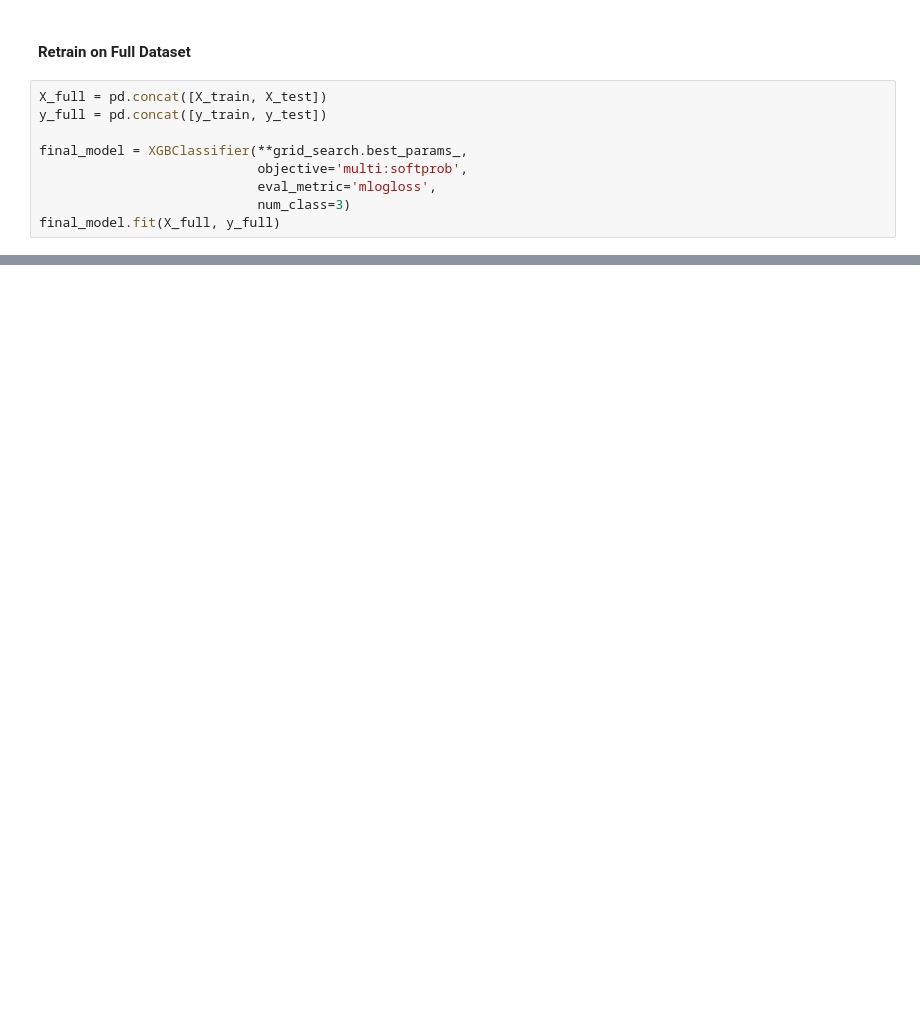
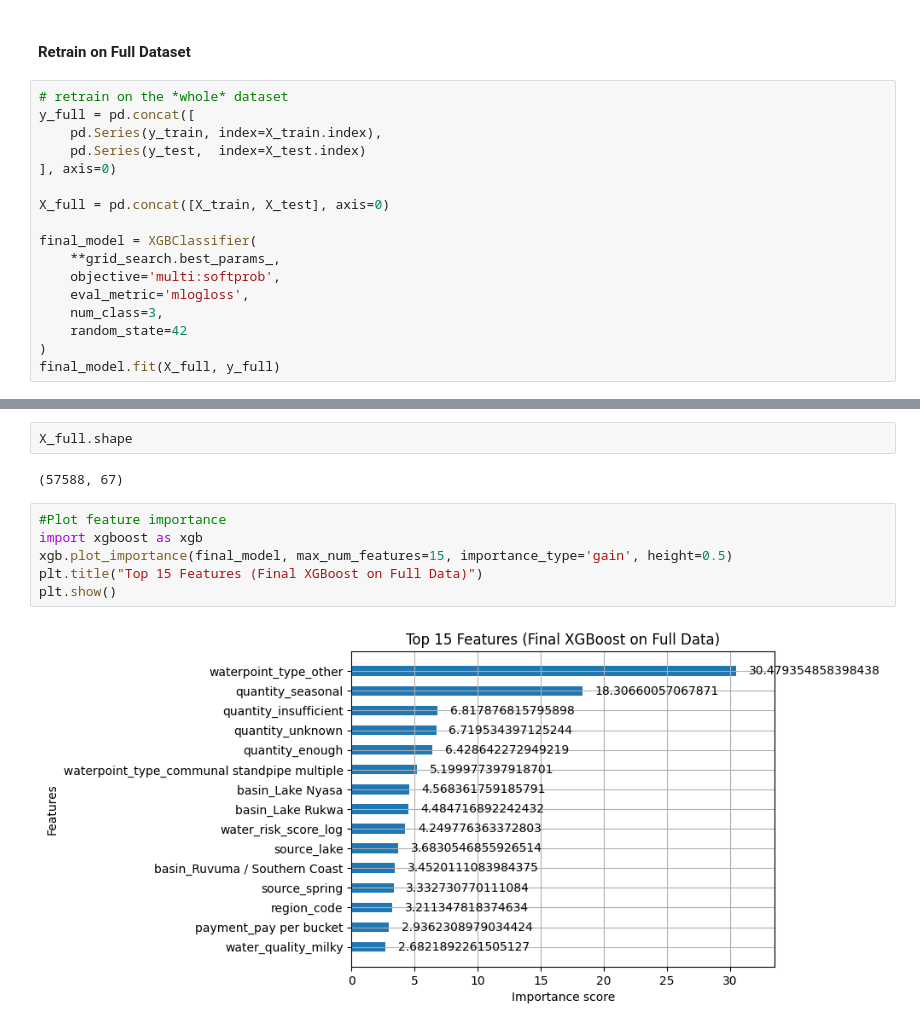
Before and after one commit to jimbodonahue/water_pumps, a Jupyter notebook: notebooks/Sprint2_continued_XGBoost.ipynb, the cells around one changed output, grey strips where cells are left out. Saved outputs shown, nothing was run; the diff lists cells and outputs as text; blank space fills up the shorter version.

Commit message:
working on  XGBClassifier

```diff
--- a/notebooks/Sprint2_continued_XGBoost.ipynb
+++ b/notebooks/Sprint2_continued_XGBoost.ipynb
@@ -81,11 +124,19 @@ Fitting 3 folds for each of 72 candidates, totalling 216 fits
 # %% [markdown]
 #### Retrain on Full Dataset
 # %%
-X_full = pd.concat([X_train, X_test])
-y_full = pd.concat([y_train, y_test])
+# retrain on the *whole* dataset
+y_full = pd.concat([
+    pd.Series(y_train, index=X_train.index),
+    pd.Series(y_test,  index=X_test.index)
+], axis=0)
 
-final_model = XGBClassifier(**grid_search.best_params_,
-                            objective='multi:softprob',
-                            eval_metric='mlogloss',
-                            num_class=3)
+X_full = pd.concat([X_train, X_test], axis=0)
+
+final_model = XGBClassifier(
+    **grid_search.best_params_,
+    objective='multi:softprob',
+    eval_metric='mlogloss',
+    num_class=3,
+    random_state=42
+)
 final_model.fit(X_full, y_full)
@@ -91,0 +155,12 @@ final_model.fit(X_full, y_full)
+# %%
+X_full.shape
+# %% [output]
+(57588, 67)
+# %%
+#Plot feature importance
+import xgboost as xgb
+xgb.plot_importance(final_model, max_num_features=15, importance_type='gain', height=0.5)
+plt.title("Top 15 Features (Final XGBoost on Full Data)")
+plt.show()
+# %% [output]
+[figure, added]
```
Also changed, not shown: parts of 4 cells of this notebook, 2 other files.
